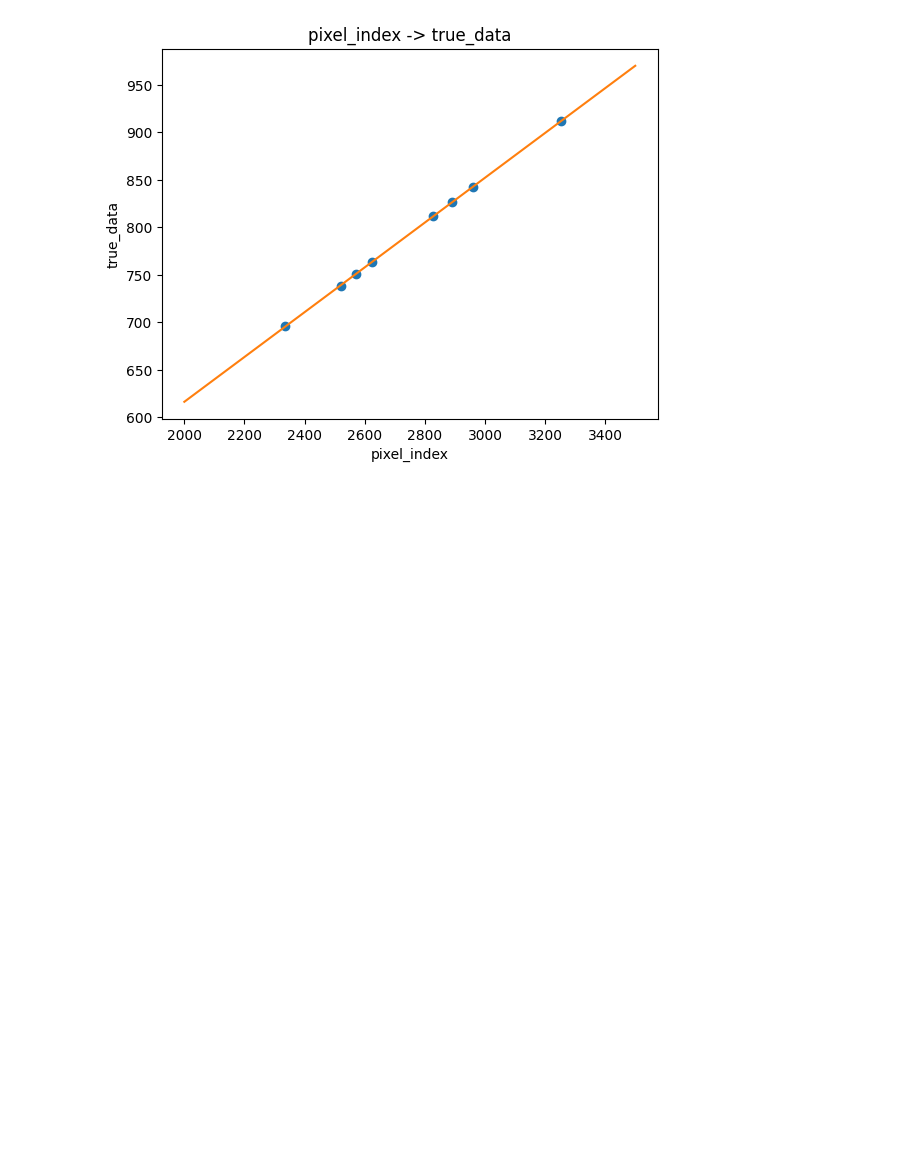
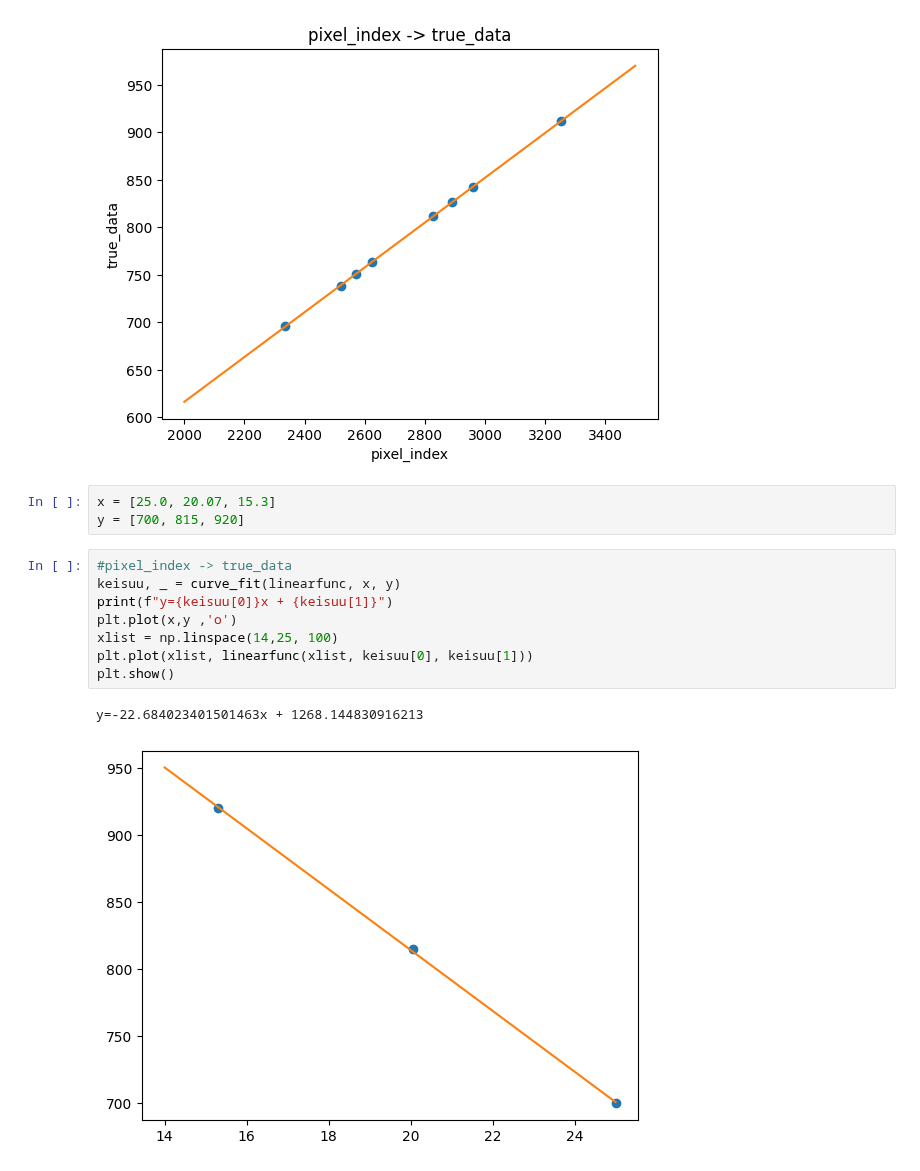
Before and after one commit to chiashi-lab/pl, a Jupyter notebook: notebook/ccs200.ipynb, the cells around one changed output. Saved outputs shown, nothing was run; the diff lists cells and outputs as text; blank space fills up the shorter version.

```diff
--- a/notebook/ccs200.ipynb
+++ b/notebook/ccs200.ipynb
@@ -105,3 +105,17 @@ plt.show()
 # %% [output]
 y=0.23560803673973407x + 145.27594103953678
 [figure]
+# %%
+x = [25.0, 20.07, 15.3]
+y = [700, 815, 920]
+# %%
+#pixel_index -> true_data
+keisuu, _ = curve_fit(linearfunc, x, y)
+print(f"y={keisuu[0]}x + {keisuu[1]}")
+plt.plot(x,y ,'o')
+xlist = np.linspace(14,25, 100)
+plt.plot(xlist, linearfunc(xlist, keisuu[0], keisuu[1]))
+plt.show()
+# %% [output]
+y=-22.684023401501463x + 1268.144830916213
+[figure, added]
```
Also changed, not shown: parts of 1 cell of this notebook, 3 other files.
